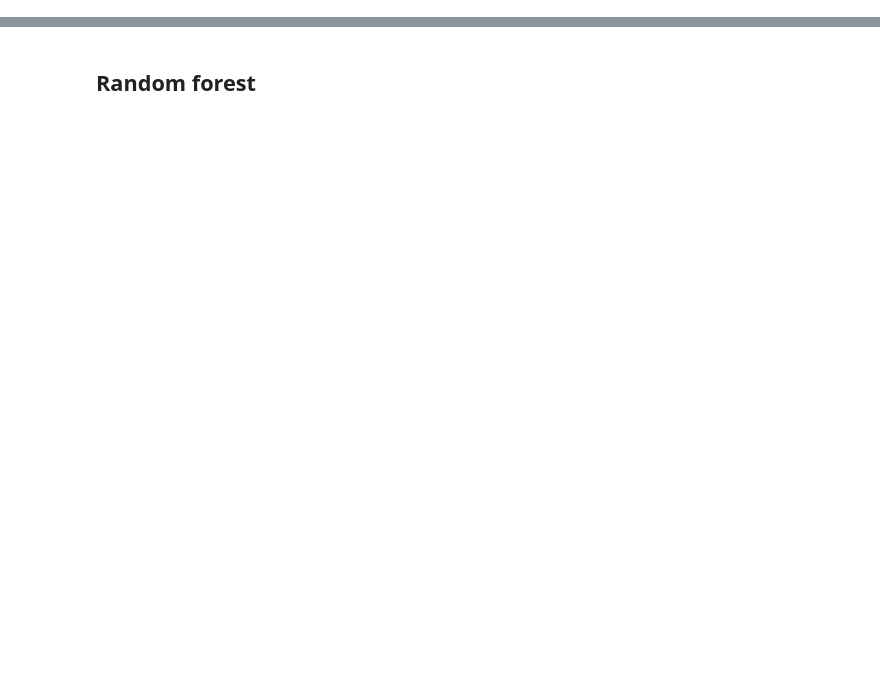
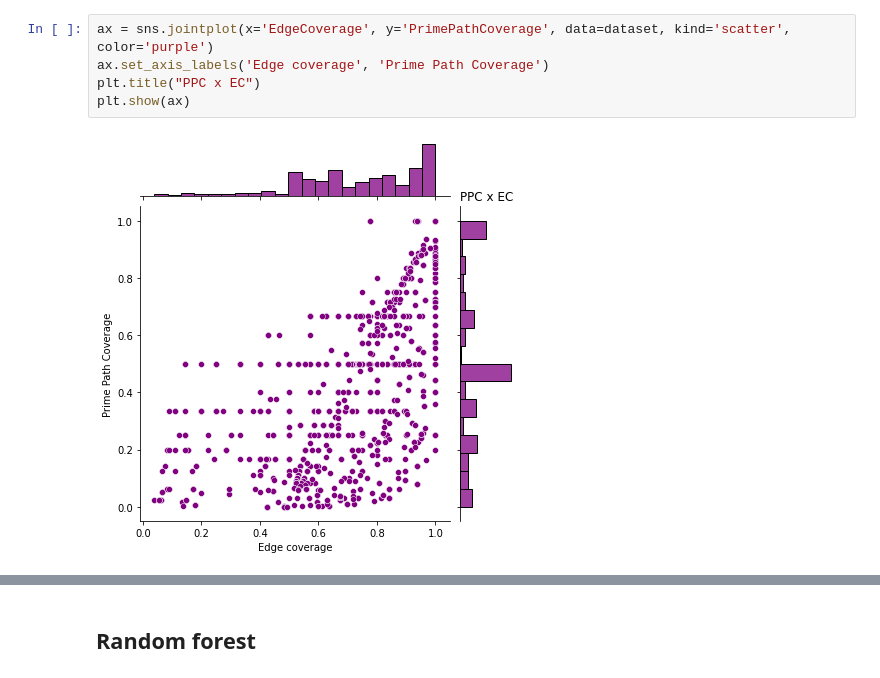
Before and after one commit to keslleylima/PPC-Prediction, a Jupyter notebook: ml-ppc.ipynb, the cells around one changed output, grey strips where cells are left out. Saved outputs shown, nothing was run; the diff lists cells and outputs as text; blank space fills up the shorter version.

```diff
--- a/ml-ppc.ipynb
+++ b/ml-ppc.ipynb
@@ -48,0 +140,7 @@ dataset.head(5)
+# %%
+ax = sns.jointplot(x='EdgeCoverage', y='PrimePathCoverage', data=dataset, kind='scatter', color='purple')
+ax.set_axis_labels('Edge coverage', 'Prime Path Coverage')
+plt.title("PPC x EC")
+plt.show(ax)
+# %% [output]
+[figure, added]
```
Also changed, not shown: parts of 87 cells of this notebook, 6 other files.
